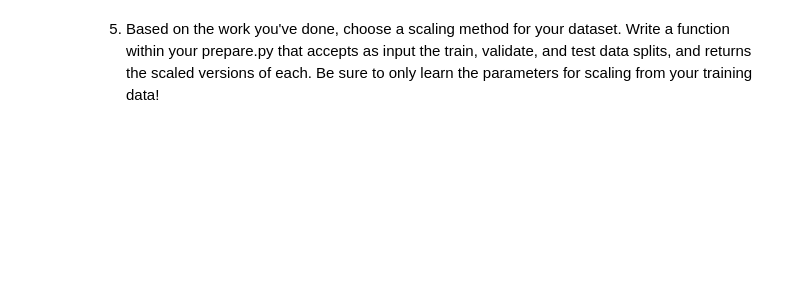
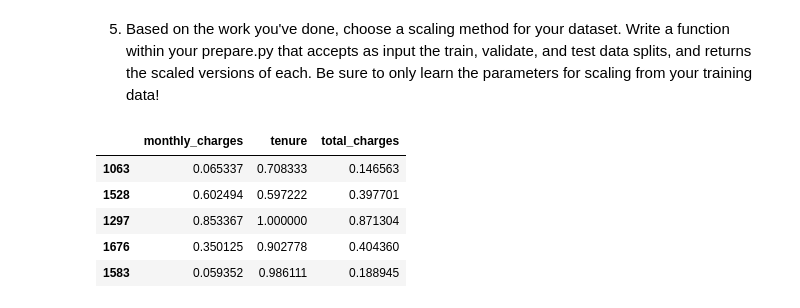
Before and after one commit to chadallen210/regression-exercises, a Jupyter notebook: scaling.ipynb, the cells around one changed output. Cells and saved outputs as stored; diff of their text form; code cells hidden in the pictures; blank space fills up the shorter version.

```diff
--- a/scaling.ipynb
+++ b/scaling.ipynb
@@ -228,2 +226,29 @@ plt.show()
 # %% [markdown]
 5. Based on the work you've done, choose a scaling method for your dataset. Write a function within your prepare.py that accepts as input the train, validate, and test data splits, and returns the scaled versions of each. Be sure to only learn the parameters for scaling from your training data!
+# %%
+def Min_Max_Scaler(X_train, X_validate, X_test):
+    """
+    Takes in X_train, X_validate and X_test dfs with numeric values only
+    Returns scaler, X_train_scaled, X_validate_scaled, X_test_scaled dfs
+    """
+    scaler = sklearn.preprocessing.MinMaxScaler().fit(X_train)
+    X_train_scaled = pd.DataFrame(scaler.transform(X_train), index = X_train.index, columns = X_train.columns)
+    X_validate_scaled = pd.DataFrame(scaler.transform(X_validate), index = X_validate.index, columns = X_validate.columns)
+    X_test_scaled = pd.DataFrame(scaler.transform(X_test), index = X_test.index, columns = X_test.columns)
+
+    return scaler, X_train_scaled, X_validate_scaled, X_test_scaled
+# %%
+X_train = train[['monthly_charges', 'tenure', 'total_charges']]
+X_validate = validate[['monthly_charges', 'tenure', 'total_charges']]
+X_test = test[['monthly_charges', 'tenure', 'total_charges']]
+# %%
+scaler, X_train_scaled, X_validate_scaled, X_test_scaled = Min_Max_Scaler(X_train, X_validate, X_test)
+
+X_train_scaled.head()
+# %% [output]
+|  | monthly_charges | tenure | total_charges |
+| 1063 | 0.065337 | 0.708333 | 0.146563 |
+| 1528 | 0.602494 | 0.597222 | 0.397701 |
+| 1297 | 0.853367 | 1.000000 | 0.871304 |
+| 1676 | 0.350125 | 0.902778 | 0.404360 |
+| 1583 | 0.059352 | 0.986111 | 0.188945 |
```
Also changed, not shown: parts of 5 cells of this notebook.
